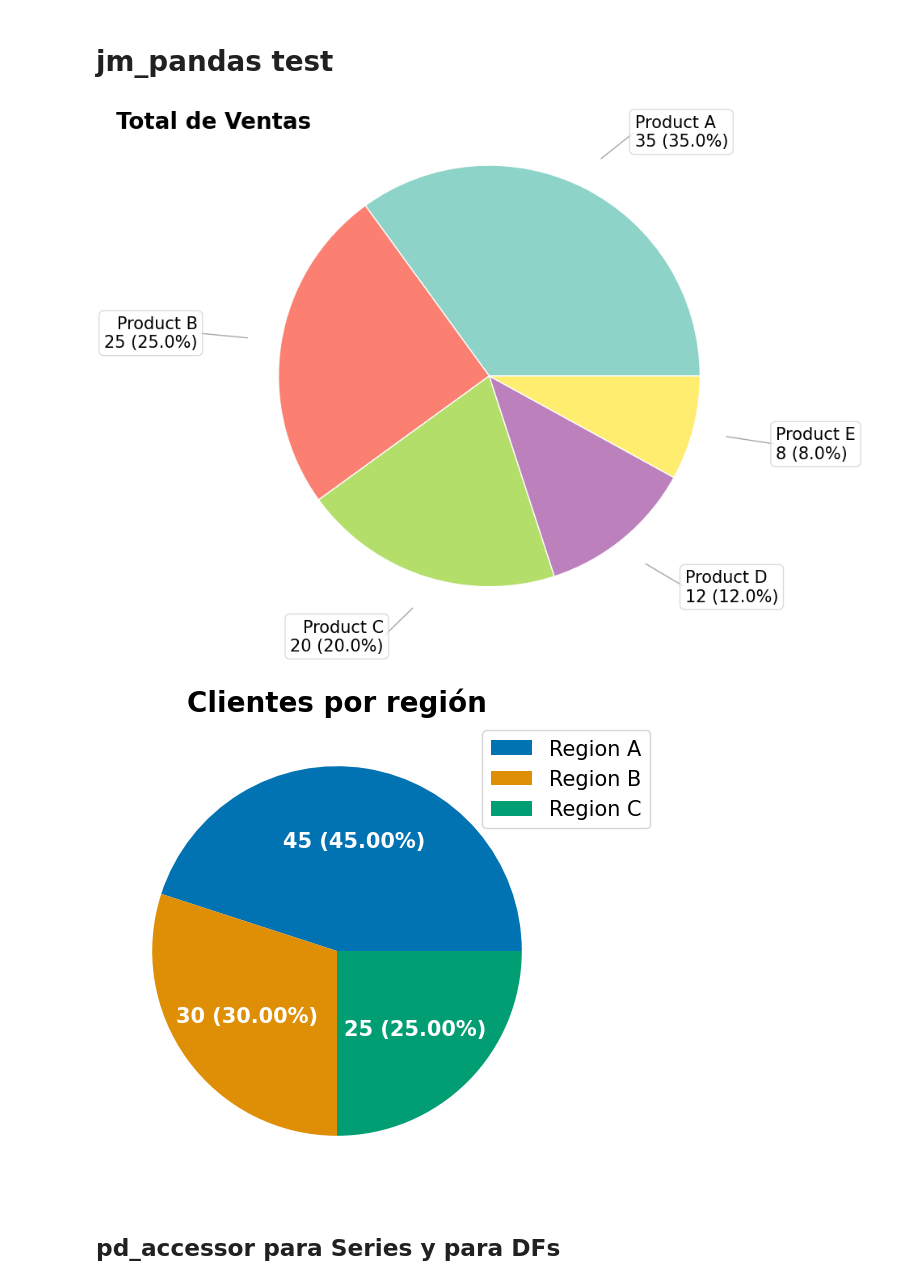
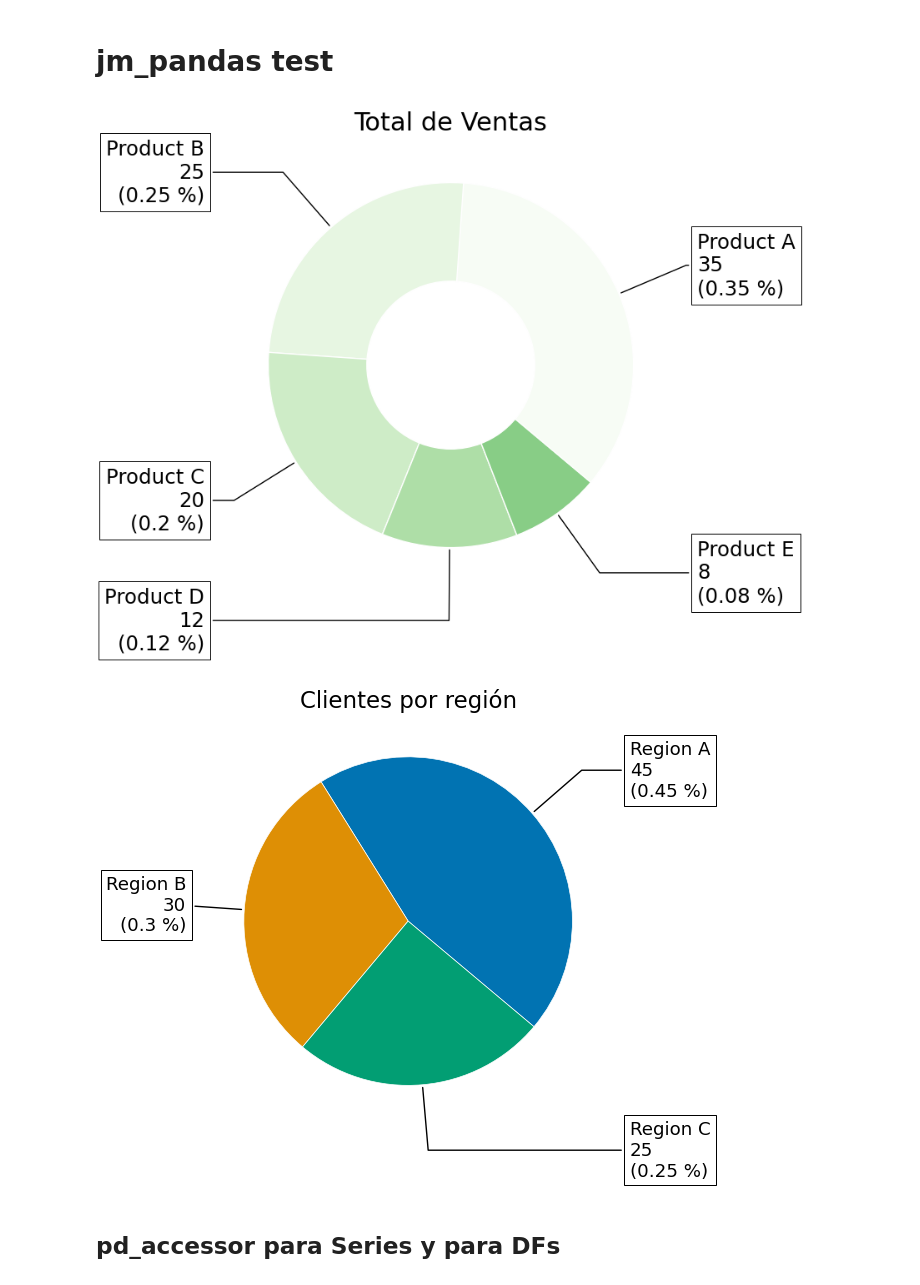
Before and after one commit to jmonti-gh/jm_datascience, a Jupyter notebook: test_jm/test_datascience.ipynb, the cells around one changed output. Cells and saved outputs as stored; diff of their text form; code cells hidden in the pictures.

```diff
--- a/test_jm/test_datascience.ipynb
+++ b/test_jm/test_datascience.ipynb
@@ -21,14 +21,16 @@ catdf_1 = pd.Series([35, 25, 20, 12, 8], index=['Product A', 'Product B', 'Produ
 catdf_2 = pd.Series({'Region A': 45,'Region B': 30,'Region C': 25})
 # %%
 # fig, ax = jm_pandas.plt_piechart(catdf_1, title='Total de Ventas', rotate=-40)
-fig, ax = jm_pandas.plt_piechart2(catdf_1, title='Total de Ventas')
+# fig, ax = jm_pandas.plt_pie_2(catdf_1, title='Total de Ventas')
+fig, ax = jm_pandas.plt_pie(catdf_1, title='Total de Ventas', kind='donut', palette='Greens', scale=4)
 # %% [output]
-[figure, old version]
+[figure, new version]
 # %%
-fig, ax = jm_pandas.plt_piechart(catdf_2, title='Clientes por región')
+fig, ax = jm_pandas.plt_pie(catdf_2, title='Clientes por región', scale=3)
+# fig, ax = jm_pandas.plt_pie_1(catdf_2, title='Clientes por región')
 # fig, ax = jm_pandas.plt_piechart2(catdf_2, title='Clientes por región')
 # %% [output]
-[figure, old version]
+[figure, new version]
 # %%
 ## import Libs for partial tests from here.
 import numpy as np
```
Also changed, not shown: parts of 9 cells of this notebook, 1 other file.
